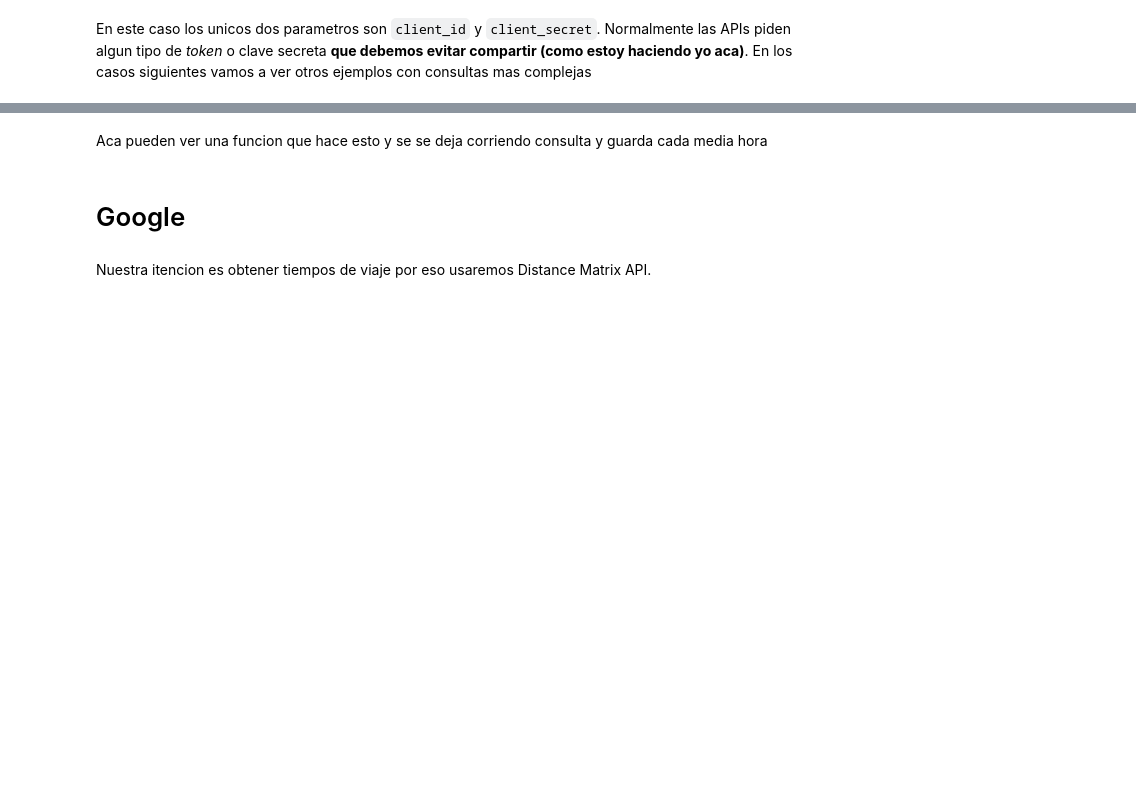
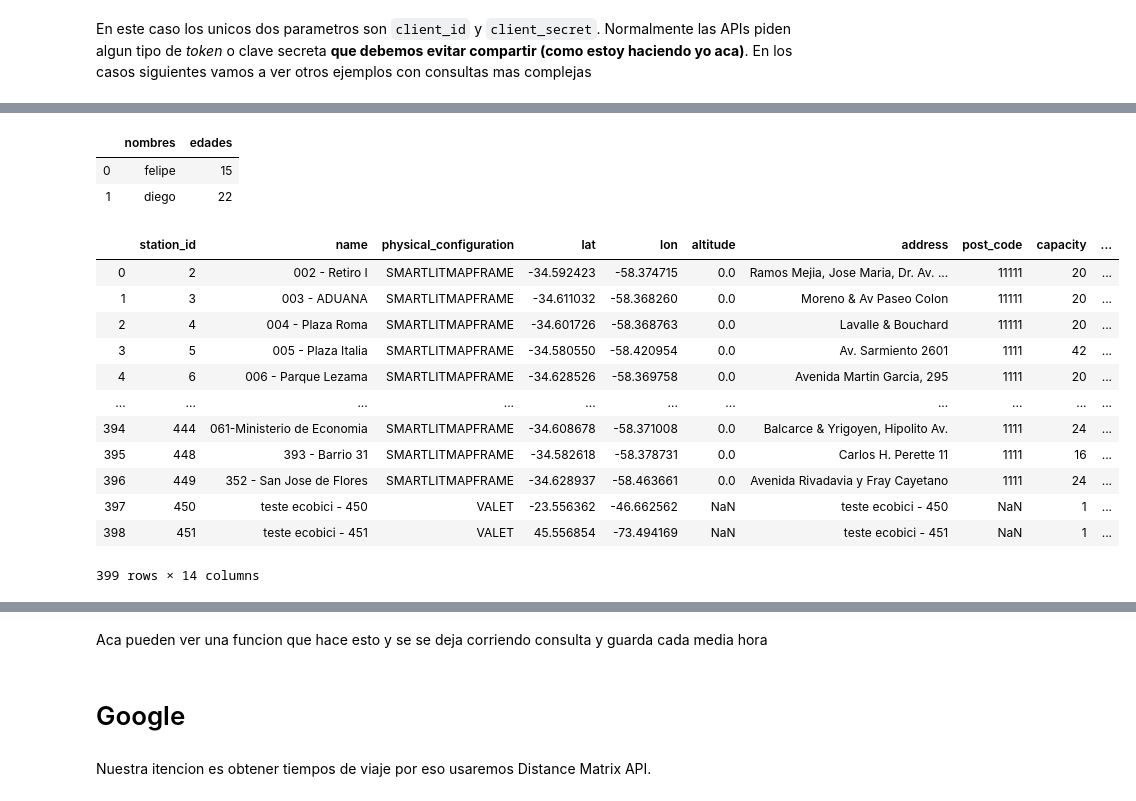
Before and after one commit to alephcero/analisis_espacial_python_2019, a Jupyter notebook: clase_6/lab06_APIs.ipynb, the cells around one changed output, grey strips where cells are left out. Cells and saved outputs as stored; diff of their text form; code cells hidden in the pictures; blank space fills up the shorter version.

Commit message:
data ecobici api

```diff
--- a/clase_6/lab06_APIs.ipynb
+++ b/clase_6/lab06_APIs.ipynb
@@ -43,3 +70,26 @@ datos
+# %%
+pd.DataFrame({'nombres':['felipe','diego'],
+             'edades':[15,22]})
+# %% [output]
+|  | nombres | edades |
+| 0 | felipe | 15 |
+| 1 | diego | 22 |
+# %%
+pd.DataFrame(datos['data']['stations'])
+# %% [output]
+|  | station_id | name | physical_configuration | lat | lon | altitude | address | post_code | capacity | ... |
+| 0 | 2 | 002 - Retiro I | SMARTLITMAPFRAME | -34.592423 | -58.374715 | 0.0 | Ramos Mejia, Jose Maria, Dr. Av. ... | 11111 | 20 | ... |
+| 1 | 3 | 003 - ADUANA | SMARTLITMAPFRAME | -34.611032 | -58.368260 | 0.0 | Moreno & Av Paseo Colon | 11111 | 20 | ... |
+| 2 | 4 | 004 - Plaza Roma | SMARTLITMAPFRAME | -34.601726 | -58.368763 | 0.0 | Lavalle & Bouchard | 11111 | 20 | ... |
+| 3 | 5 | 005 - Plaza Italia | SMARTLITMAPFRAME | -34.580550 | -58.420954 | 0.0 | Av. Sarmiento 2601 | 1111 | 42 | ... |
+| 4 | 6 | 006 - Parque Lezama | SMARTLITMAPFRAME | -34.628526 | -58.369758 | 0.0 | Avenida Martin Garcia, 295 | 1111 | 20 | ... |
+| ... | ... | ... | ... | ... | ... | ... | ... | ... | ... | ... |
+| 394 | 444 | 061-Ministerio de Economia | SMARTLITMAPFRAME | -34.608678 | -58.371008 | 0.0 | Balcarce & Yrigoyen, Hipolito Av. | 1111 | 24 | ... |
+| 395 | 448 | 393 - Barrio 31 | SMARTLITMAPFRAME | -34.582618 | -58.378731 | 0.0 | Carlos H. Perette 11 | 1111 | 16 | ... |
+| 396 | 449 | 352 - San Jose de Flores | SMARTLITMAPFRAME | -34.628937 | -58.463661 | 0.0 | Avenida Rivadavia y Fray Cayetano | 1111 | 24 | ... |
+| 397 | 450 | teste ecobici - 450 | VALET | -23.556362 | -46.662562 | NaN | teste ecobici - 450 | NaN | 1 | ... |
+| 398 | 451 | teste ecobici - 451 | VALET | 45.556854 | -73.494169 | NaN | teste ecobici - 451 | NaN | 1 | ... |
+399 rows × 14 columns
 # %%
 #dado el formato en el que se
 estaciones = pd.DataFrame(datos['data']['stations'])
```
Also changed, not shown: parts of 12 cells of this notebook, 2 other files.
